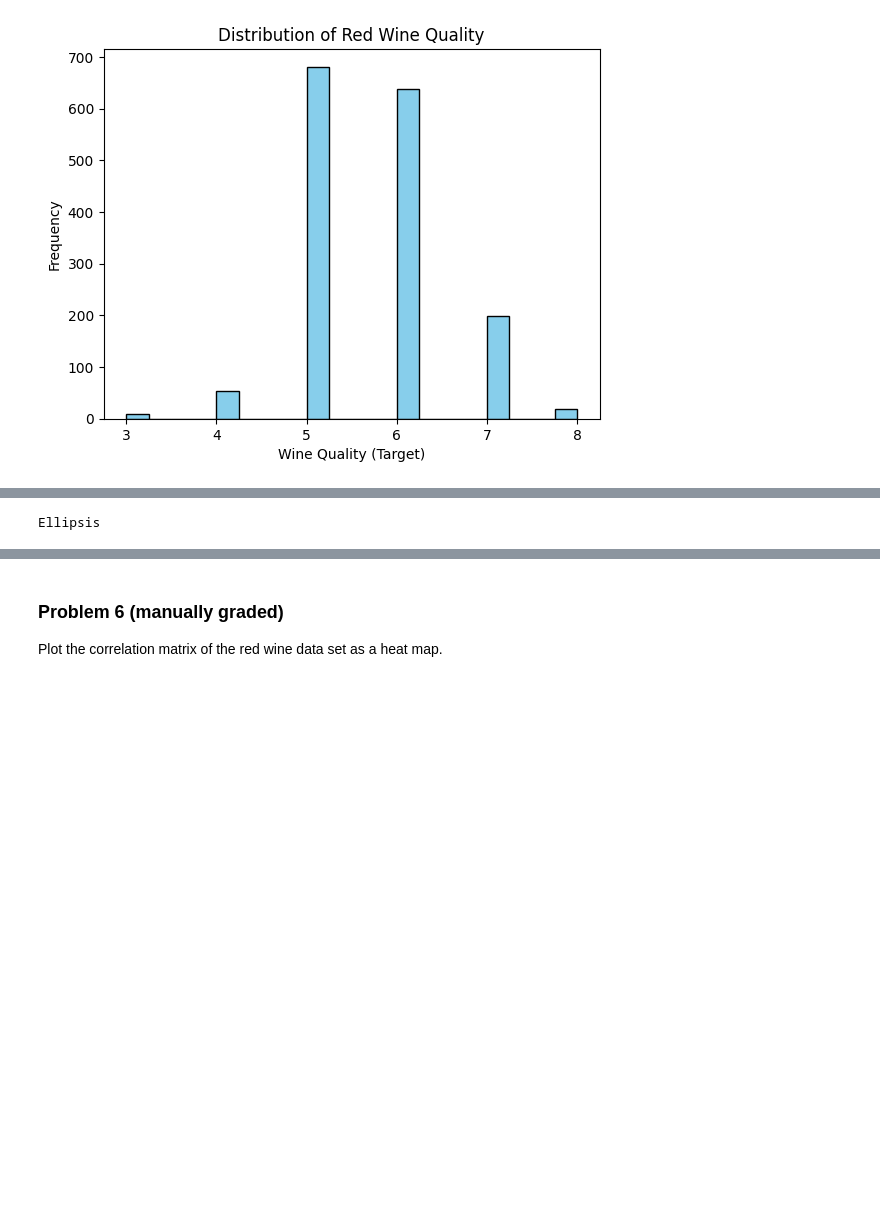
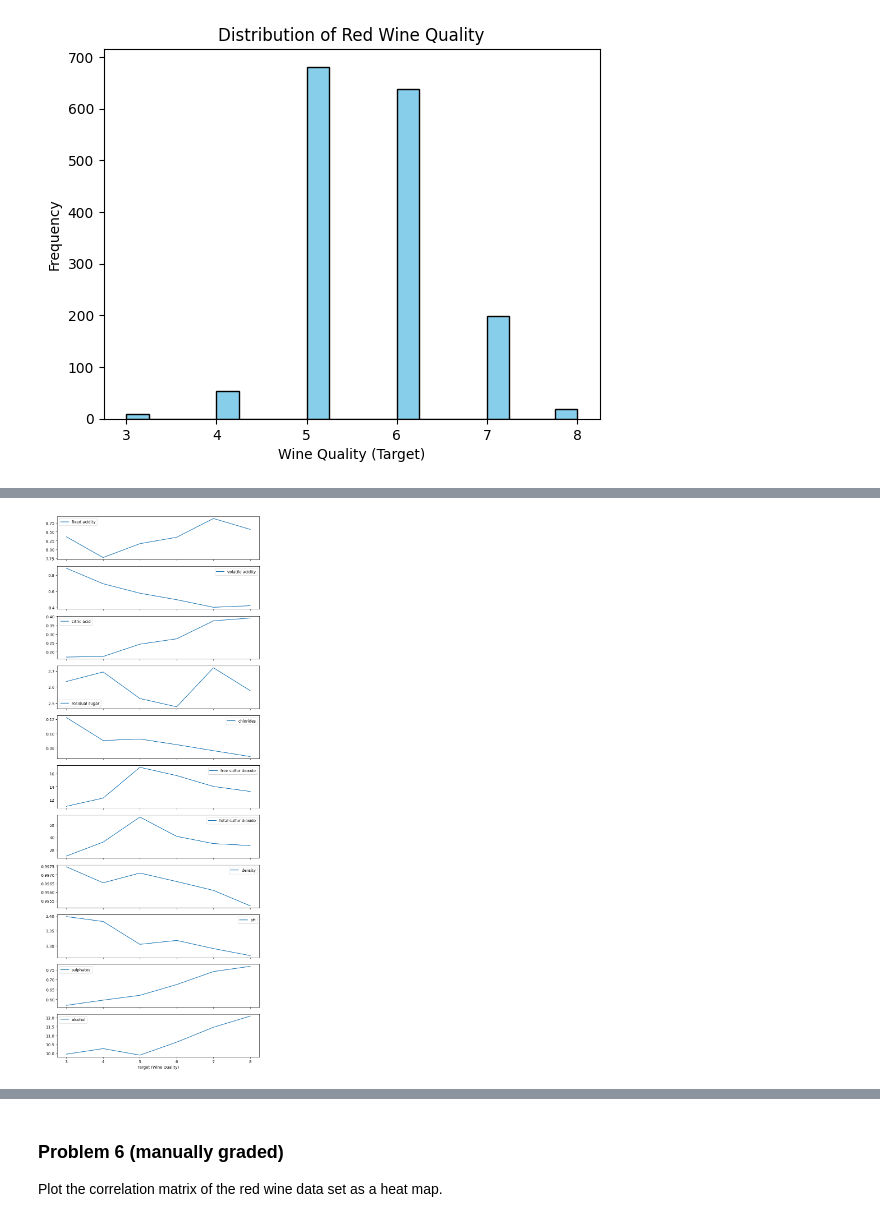
Before and after one commit to JCameronH/dx602-homework-10, a Jupyter notebook: homework.ipynb, the cells around one changed output, grey strips where cells are left out. Saved outputs shown, nothing was run; the diff lists cells and outputs as text; code cells hidden in the pictures; blank space fills up the shorter version.

```diff
--- a/homework.ipynb
+++ b/homework.ipynb
@@ -141,12 +141,28 @@ In the video "Using Subplots with Pandas", the following chart plotted the avera
 Reproduce that chart with the red wine data set using its target column instead.
 
 ![](embedded-picture-1)
-# %%
-# YOUR CHANGES HERE
-
-...
-# %% [output]
-Ellipsis
+# %%
+# YOUR CHANGES HERE
+
+# Group by the target (wine quality) column and take the mean of each feature
+mean_by_target = red_wine.groupby('target').mean()
+
+# Create subplots — one for each numeric column except 'target'
+fig, axes = plt.subplots(nrows=mean_by_target.shape[1], ncols=1, figsize=(8, 20), sharex=True)
+
+# Plot each column's mean as a function of 'target'
+for i, column in enumerate(mean_by_target.columns):
+    axes[i].plot(mean_by_target.index, mean_by_target[column], label=column)
+    axes[i].legend(loc='best')
+    axes[i].set_ylabel('')
+    if i == mean_by_target.shape[1] - 1:
+        axes[i].set_xlabel('Target (Wine Quality)')
+
+# Improve spacing and layout
+plt.tight_layout()
+plt.show()
+# %% [output]
+[figure, added]
 # %% [markdown]
 <div style="page-break-after: always;"></div>
 # %% [markdown]
```
